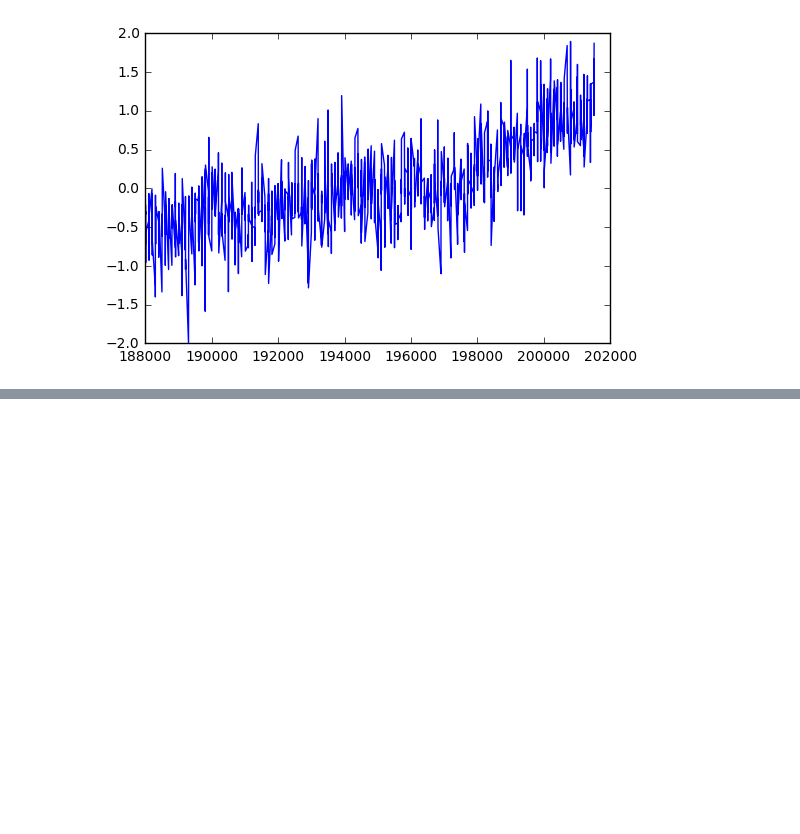
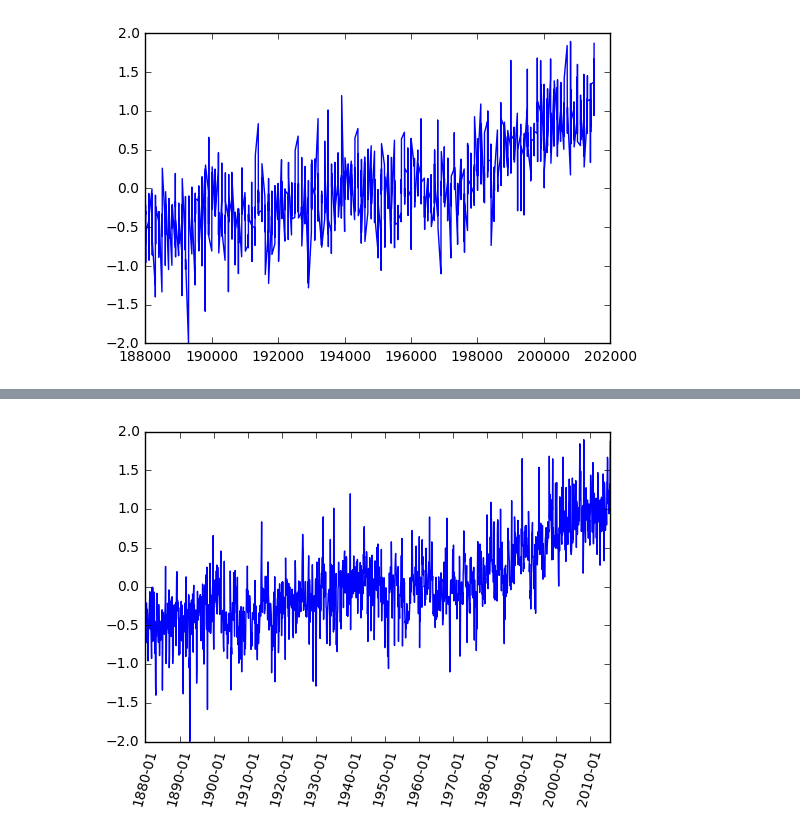
Before and after one commit to nripoll/notebook, a Jupyter notebook: Temperatures.ipynb, the cells around one changed output, grey strips where cells are left out. Drawn from its saved outputs; the diff is of its cells as text; code cells hidden in the pictures; blank space fills up the shorter version.

```diff
--- a/Temperatures.ipynb
+++ b/Temperatures.ipynb
@@ -61,0 +70,2 @@ pyplot.plot(T_land[:,0],T_land[:,1]);
+# %%
+date = numpy.arange('1880','2016', dtype=('datetime64[M]'))
@@ -61,0 +80,2 @@ pyplot.plot(T_land[:,0],T_land[:,1]);
+# %%
+dummy = numpy.linspace(1,1632, 1632)
@@ -61,0 +87,5 @@ pyplot.plot(T_land[:,0],T_land[:,1]);
+# %%
+pyplot.xticks(dummy[::12*10], date[::12*10], rotation=75)
+pyplot.plot(dummy, T_land[:,1]);
+# %% [output]
+[figure, added]
```
Also changed, not shown: parts of 9 cells of this notebook.
